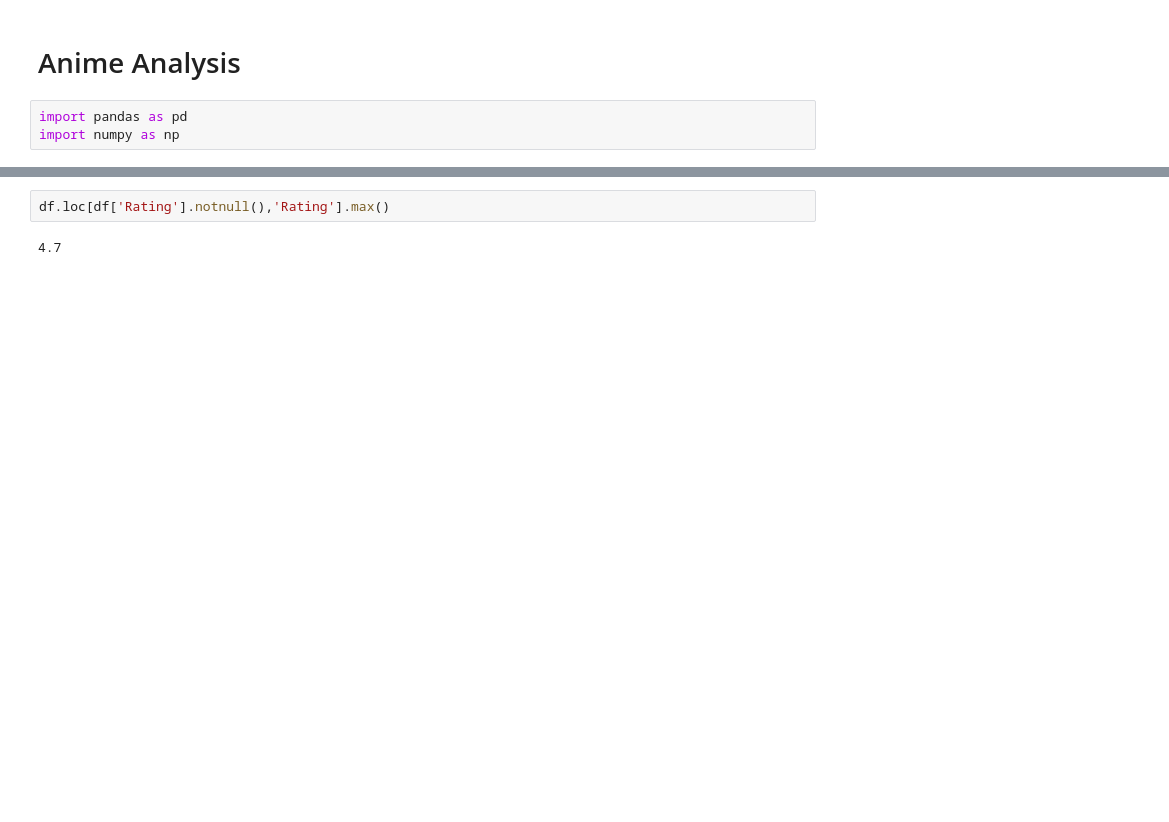
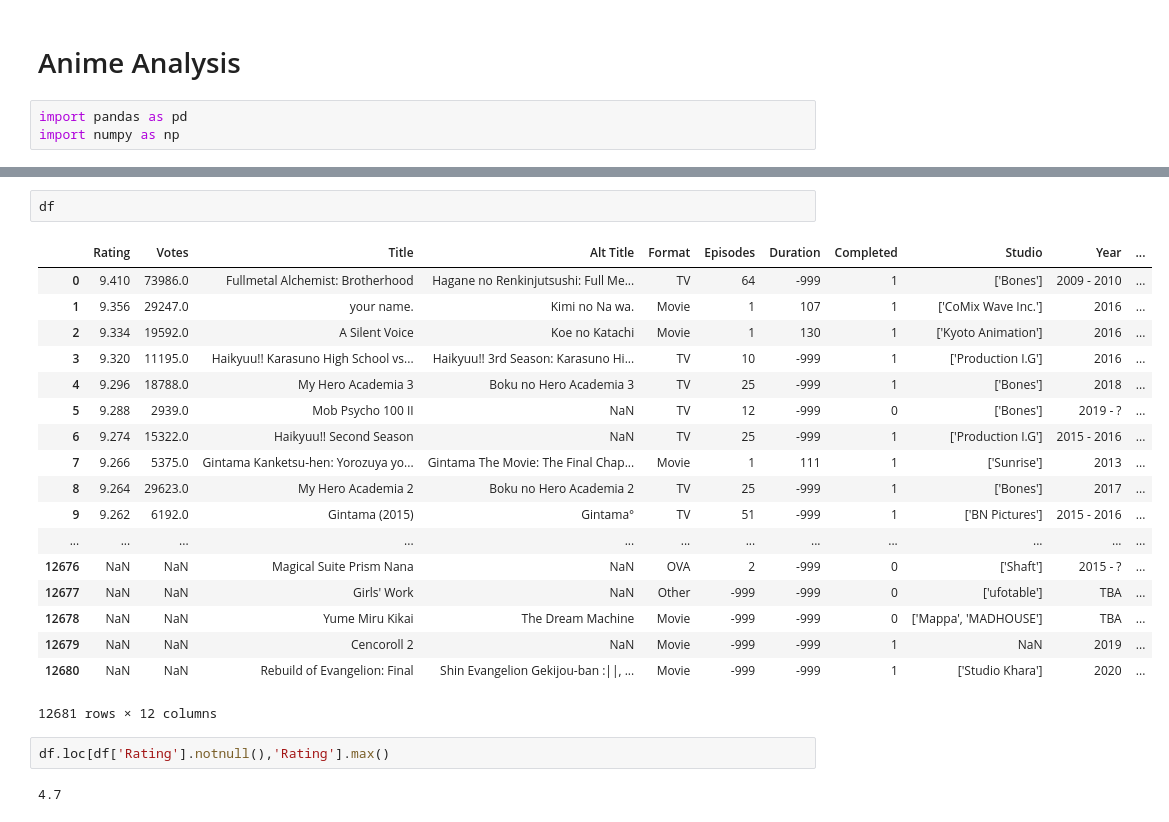
Before and after one commit to datastoryteller/Anime-Analysis, a Jupyter notebook: Anime Analysis.ipynb, the cells around one changed output, grey strips where cells are left out. Drawn from its saved outputs; the diff is of its cells as text; blank space fills up the shorter version.

```diff
--- a/Anime Analysis.ipynb
+++ b/Anime Analysis.ipynb
@@ -38,3 +43,24 @@ df['Rating'].isnull().sum()
+# %%
+df
+# %% [output]
+|  | Rating | Votes | Title | Alt Title | Format | Episodes | Duration | Completed | Studio | Year | ... |
+| 0 | 9.410 | 73986.0 | Fullmetal Alchemist: Brotherhood | Hagane no Renkinjutsushi: Full Me... | TV | 64 | -999 | 1 | ['Bones'] | 2009 - 2010 | ... |
+| 1 | 9.356 | 29247.0 | your name. | Kimi no Na wa. | Movie | 1 | 107 | 1 | ['CoMix Wave Inc.'] | 2016 | ... |
+| 2 | 9.334 | 19592.0 | A Silent Voice | Koe no Katachi | Movie | 1 | 130 | 1 | ['Kyoto Animation'] | 2016 | ... |
+| 3 | 9.320 | 11195.0 | Haikyuu!! Karasuno High School vs... | Haikyuu!! 3rd Season: Karasuno Hi... | TV | 10 | -999 | 1 | ['Production I.G'] | 2016 | ... |
+| 4 | 9.296 | 18788.0 | My Hero Academia 3 | Boku no Hero Academia 3 | TV | 25 | -999 | 1 | ['Bones'] | 2018 | ... |
+| 5 | 9.288 | 2939.0 | Mob Psycho 100 II | NaN | TV | 12 | -999 | 0 | ['Bones'] | 2019 - ? | ... |
+| 6 | 9.274 | 15322.0 | Haikyuu!! Second Season | NaN | TV | 25 | -999 | 1 | ['Production I.G'] | 2015 - 2016 | ... |
+| 7 | 9.266 | 5375.0 | Gintama Kanketsu-hen: Yorozuya yo... | Gintama The Movie: The Final Chap... | Movie | 1 | 111 | 1 | ['Sunrise'] | 2013 | ... |
+| 8 | 9.264 | 29623.0 | My Hero Academia 2 | Boku no Hero Academia 2 | TV | 25 | -999 | 1 | ['Bones'] | 2017 | ... |
+| 9 | 9.262 | 6192.0 | Gintama (2015) | Gintama° | TV | 51 | -999 | 1 | ['BN Pictures'] | 2015 - 2016 | ... |
+| ... | ... | ... | ... | ... | ... | ... | ... | ... | ... | ... | ... |
+| 12676 | NaN | NaN | Magical Suite Prism Nana | NaN | OVA | 2 | -999 | 0 | ['Shaft'] | 2015 - ? | ... |
+| 12677 | NaN | NaN | Girls' Work | NaN | Other | -999 | -999 | 0 | ['ufotable'] | TBA | ... |
+| 12678 | NaN | NaN | Yume Miru Kikai | The Dream Machine | Movie | -999 | -999 | 0 | ['Mappa', 'MADHOUSE'] | TBA | ... |
+| 12679 | NaN | NaN | Cencoroll 2 | NaN | Movie | -999 | -999 | 1 | NaN | 2019 | ... |
+| 12680 | NaN | NaN | Rebuild of Evangelion: Final | Shin Evangelion Gekijou-ban :||, ... | Movie | -999 | -999 | 1 | ['Studio Khara'] | 2020 | ... |
+12681 rows × 12 columns
 # %%
 df.loc[df['Rating'].notnull(),'Rating'].max()
 # %% [output]
```
Also changed, not shown: parts of 6 cells of this notebook, 1 other file.
